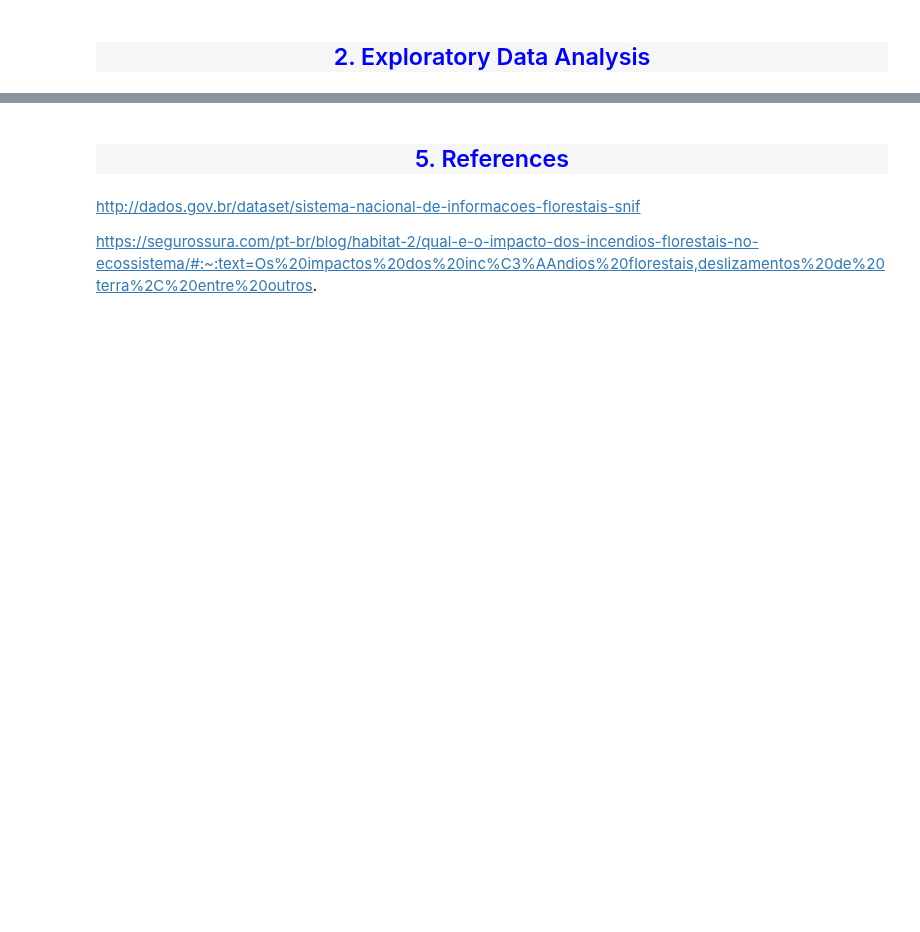
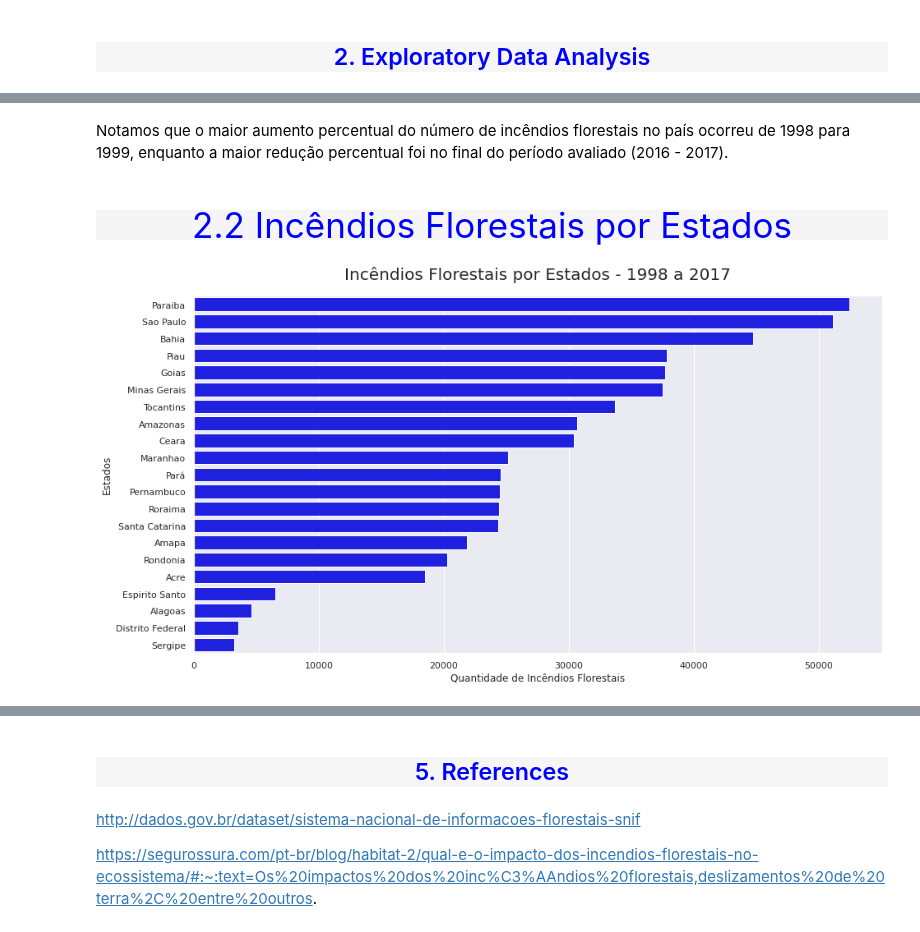
Before and after one commit to anibalfisico/Data-Science, a Jupyter notebook: inc-ndios-no-brasil.ipynb, the cells around one changed output, grey strips where cells are left out. Cells and saved outputs as stored; diff of their text form; code cells hidden in the pictures; blank space fills up the shorter version.

```diff
--- a/inc-ndios-no-brasil.ipynb
+++ b/inc-ndios-no-brasil.ipynb
@@ -202,0 +248,15 @@ _ = plt.plot(df_year)
+# %% [markdown]
+Notamos que o maior aumento percentual do número de incêndios florestais no país ocorreu de 1998 para 1999, enquanto a maior redução percentual foi no final do período avaliado (2016 - 2017).
+# %% [markdown]
+<a id = '2.2'></a>
+
+<h2 style = "background-color: #f6f5f5; color : blue; font-size: 35px; font-family:garamond; font-weight: normal; border-radius: 100px 100px; text-align: center">2.2 Incêndios Florestais por Estados</h2>
+# %%
+df_state = df_new.groupby('state')['number'].agg(['sum']).reset_index()
+df_state.rename(columns = {'sum':'number_year'}, inplace = True)
+_ = sns.barplot(y='state',x='number_year',data=df_state,color='blue',order=df_state.sort_values('number_year',ascending=False).state)
+_ = plt.title('Incêndios Florestais por Estados - 1998 a 2017',size=20,pad=20)
+_ = plt.xlabel('Quantidade de Incêndios Florestais')
+_ = plt.ylabel('Estados')
+# %% [output]
+[figure, added]
```
Also changed, not shown: parts of 15 cells of this notebook.
